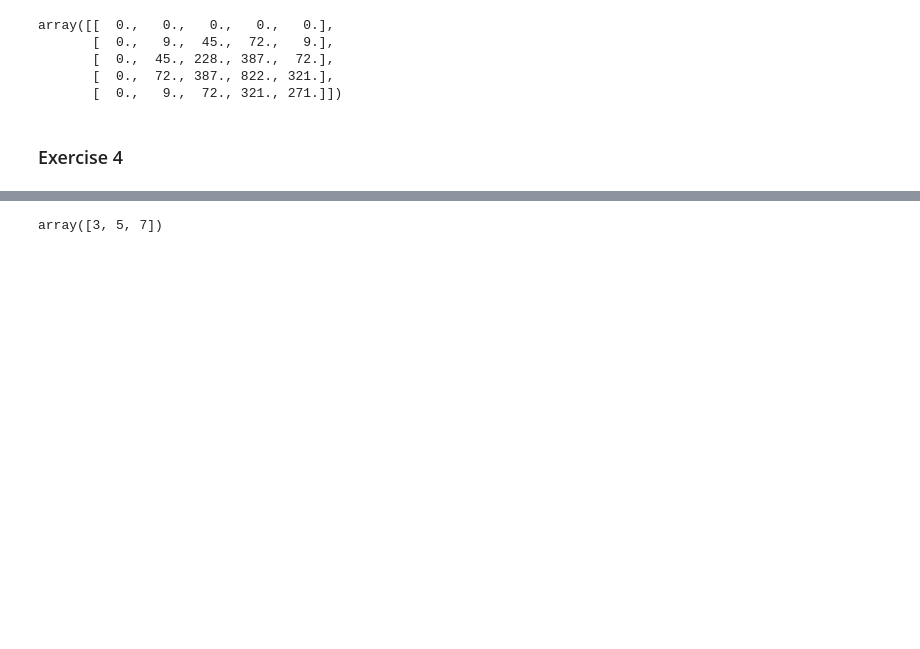
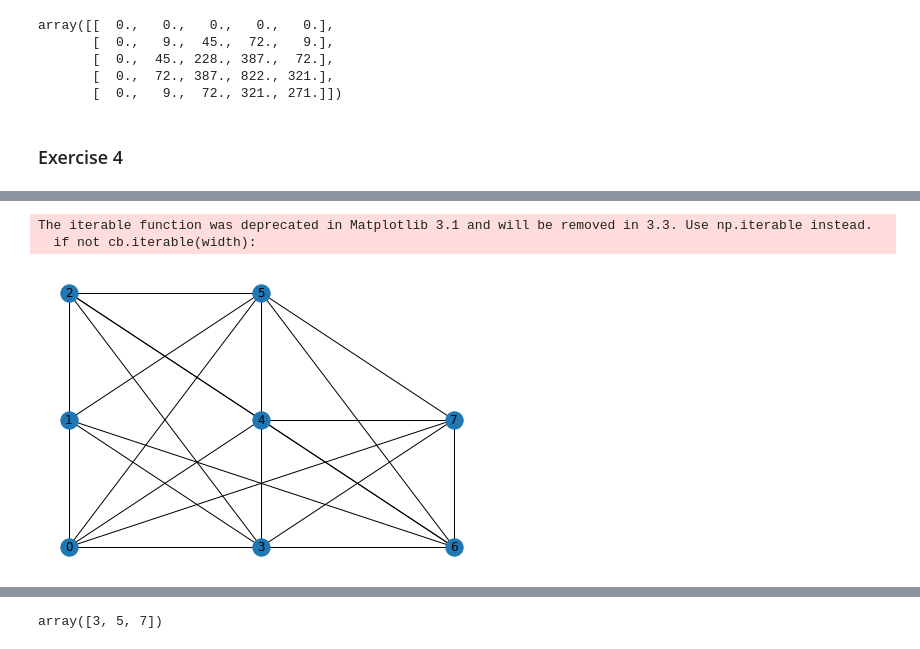
Before and after one commit to DionEngels/ScientificProgramming, a Jupyter notebook: Set 2/exset2.ipynb, the cells around one changed output, grey strips where cells are left out. Cells and saved outputs as stored; diff of their text form; code cells hidden in the pictures; blank space fills up the shorter version.

```diff
--- a/Set 2/exset2.ipynb
+++ b/Set 2/exset2.ipynb
@@ -207,0 +205,8 @@ draw(G)
+# %%
+np.random.seed(0)
+n = 8
+C = sparse.csc_matrix(np.random.randint(0, 2, np.power(n, 2)).reshape(n, n))
+G = nx.Graph(C)
+XY = list(itertools.product(range(np.ceil(np.sqrt(n)).astype(int)), repeat=2))
+# ceil also still works for dimension n = 3 (but no more for n = 4)
+print(C.todense())
@@ -207,0 +222,16 @@ draw(G)
+# %%
+### a (with nodes in predefined position)
+def ex4a_position(C, XY):
+    G = nx.Graph(C)
+    nx.draw(G, pos=dict(zip(np.arange(len(XY)),XY)), with_labels=True)
+
+
+def ex4a_selfloops(C):
+    G = nx.Graph(C)
+    return Image(to_agraph(G).draw(format='png', prog='dot'))
+
+ex4a_position(C.copy(), XY)
+# %% [output]
+The iterable function was deprecated in Matplotlib 3.1 and will be removed in 3.3. Use np.iterable instead.
+  if not cb.iterable(width):
+[figure, added]
```
Also changed, not shown: parts of 19 cells of this notebook.
